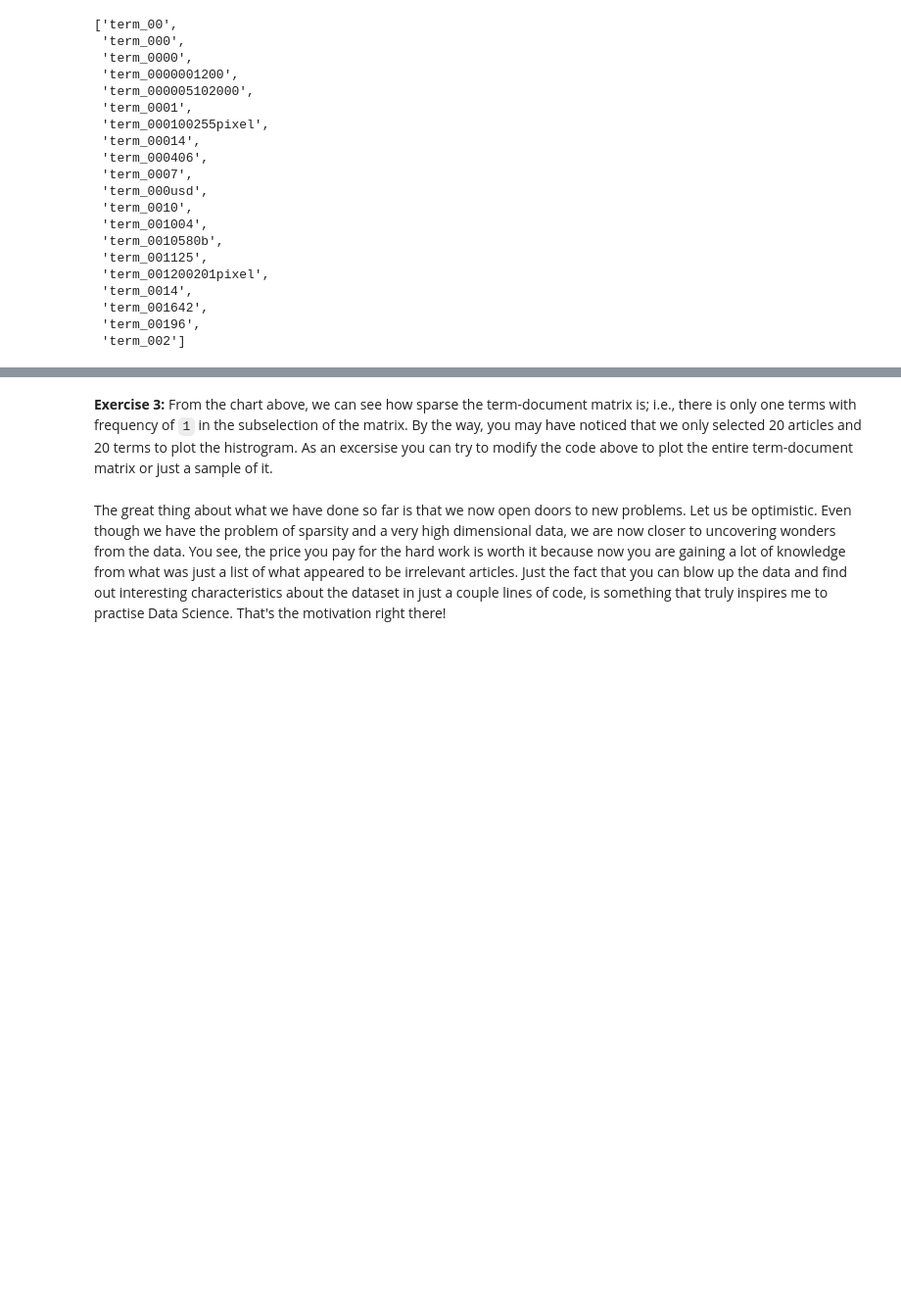
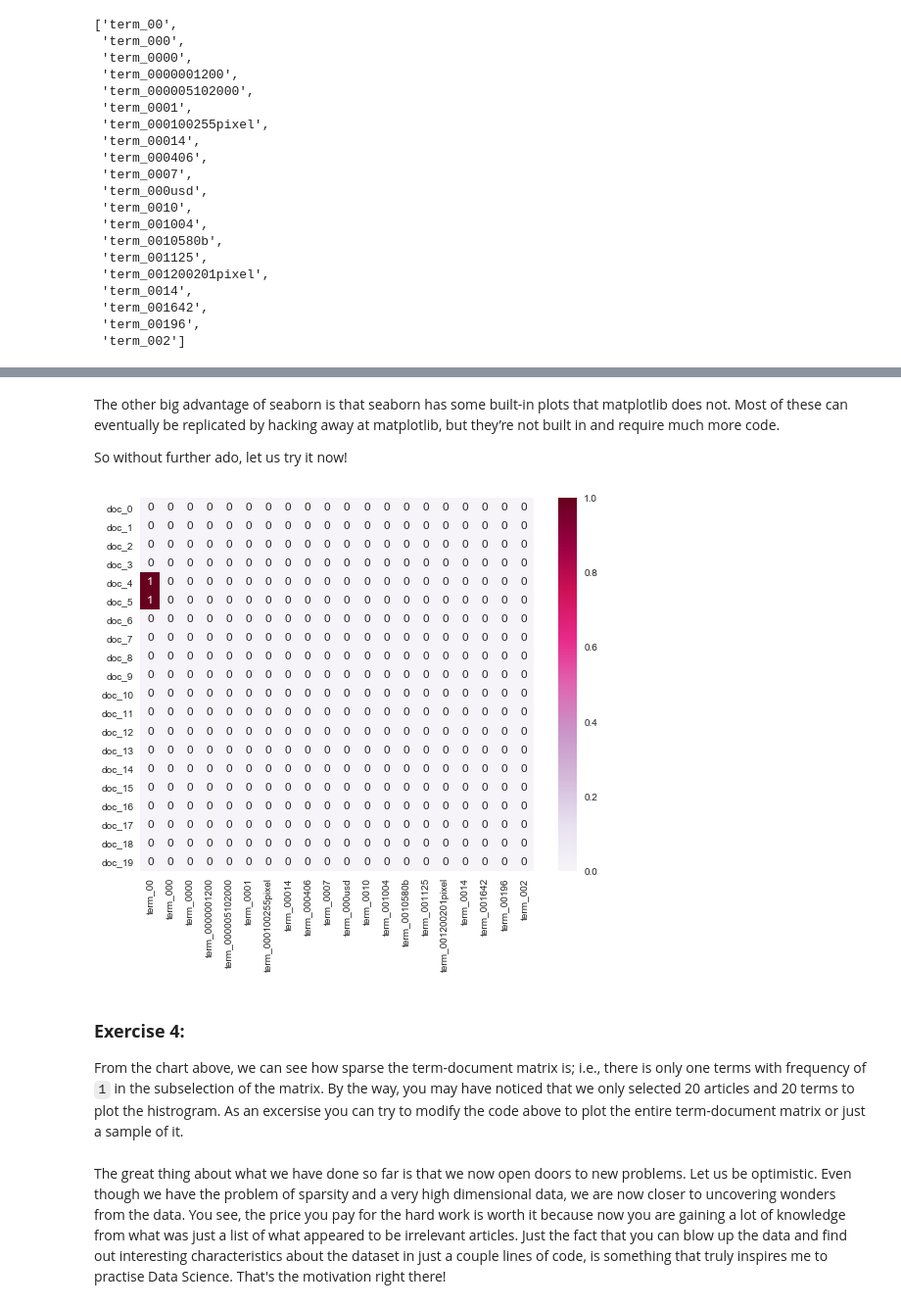
Before and after one commit to omarsar/data_mining_2017_fall_lab, a Jupyter notebook: news_data_mining.ipynb, the cells around one changed output, grey strips where cells are left out. Shown at 98% size. Drawn from its saved outputs; the diff is of its cells as text; code cells hidden in the pictures; blank space fills up the shorter version.

```diff
--- a/news_data_mining.ipynb
+++ b/news_data_mining.ipynb
@@ -757,5 +879,20 @@ py.iplot(ta.plot_heat_map(plot_x, plot_y, plot_z))
+# %% [markdown]
+The other big advantage of seaborn is that seaborn has some built-in plots that matplotlib does not. Most of these can eventually be replicated by hacking away at matplotlib, but they’re not built in and require much more code.
+
+So without further ado, let us try it now!
+# %%
+import seaborn as sns
+
+df_todraw = pd.DataFrame(plot_z, columns = plot_x, index = plot_y)
+plt.subplots(figsize=(9, 7))
+ax = sns.heatmap(df_todraw,
+                 cmap="PuRd",
+                 vmin=0, vmax=1, annot=True)
+# %% [output]
+[figure, added]
 # %% [markdown]
-**Exercise 3:** From the chart above, we can see how sparse the term-document matrix is; i.e., there is only one terms with frequency of `1` in the subselection of the matrix. By the way, you may have noticed that we only selected 20 articles and 20 terms to plot the histrogram. As an excersise you can try to modify the code above to plot the entire term-document matrix or just a sample of it.
+### **Exercise 4:**
+From the chart above, we can see how sparse the term-document matrix is; i.e., there is only one terms with frequency of `1` in the subselection of the matrix. By the way, you may have noticed that we only selected 20 articles and 20 terms to plot the histrogram. As an excersise you can try to modify the code above to plot the entire term-document matrix or just a sample of it.
 # %% [markdown]
 The great thing about what we have done so far is that we now open doors to new problems. Let us be optimistic. Even though we have the problem of sparsity and a very high dimensional data, we are now closer to uncovering wonders from the data. You see, the price you pay for the hard work is worth it because now you are gaining a lot of knowledge from what was just a list of what appeared to be irrelevant articles. Just the fact that you can blow up the data and find out interesting characteristics about the dataset in just a couple lines of code, is something that truly inspires me to practise Data Science. That's the motivation right there!
 # %% [markdown]
```
Also changed, not shown: parts of 43 cells of this notebook, 3 other files.
